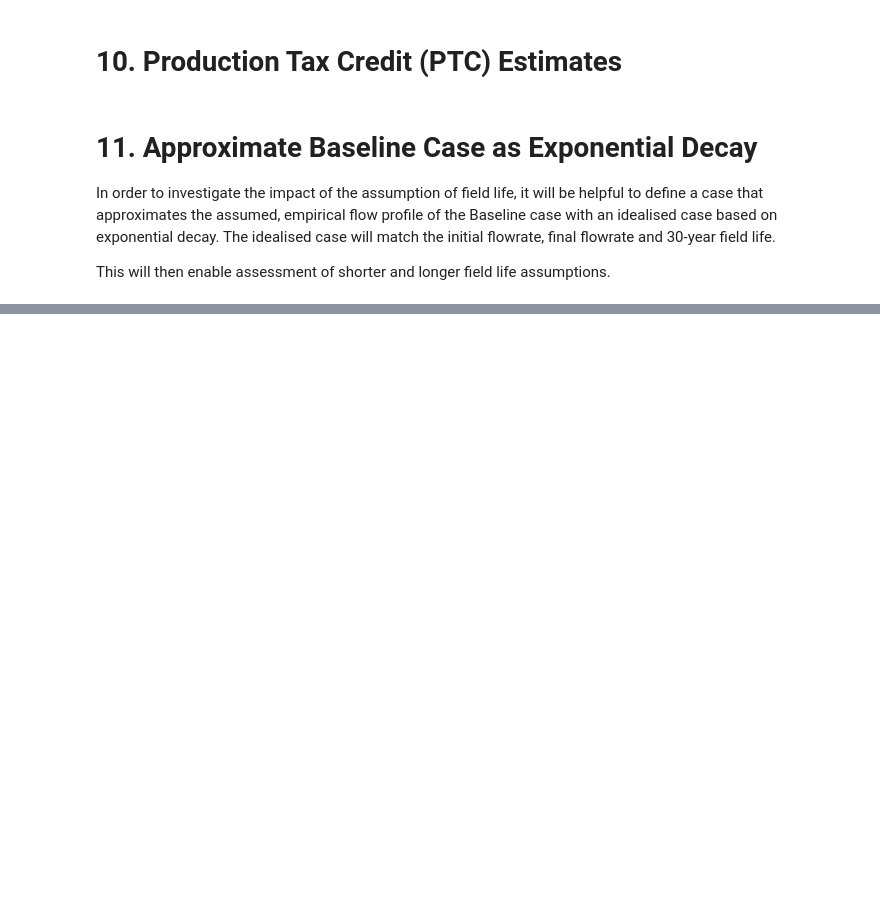
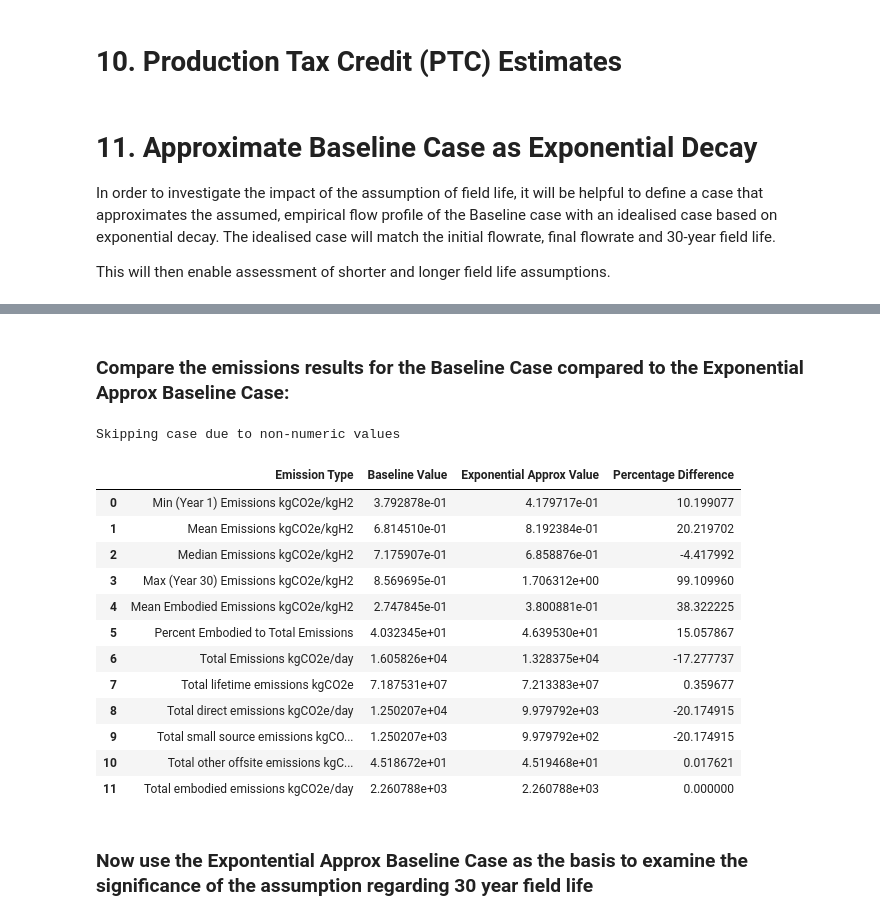
Before and after one commit to tblackfd/Geologic-Hydrogen-LCA-TEA, a Jupyter notebook: BrandtModelReplication_v0_2.ipynb, the cells around one changed output, grey strips where cells are left out. Cells and saved outputs as stored; diff of their text form; code cells hidden in the pictures; blank space fills up the shorter version.

```diff
--- a/BrandtModelReplication_v0_2.ipynb
+++ b/BrandtModelReplication_v0_2.ipynb
@@ -5519,0 +5600,71 @@ total_production_fitted
+# %% [markdown]
+### Compare the emissions results for the Baseline Case compared to the Exponential Approx Baseline Case:
+# %%
+# Compare the emissions results for the Baseline Case compared to the Exponential Approx Baseline Case:
+
+# Calculate the total emissions for the Baseline case
+total_emissions_baseline = calculate_total_emissions('Baseline')
+# Calculate the total emissions for the Exponential Approx Baseline case
+total_emissions_exponential_approx = calculate_total_emissions('Exponential Approx Baseline')
+
+# Initialize lists to store the raw values and percentage differences
+emission_types = []
+baseline_values = []
+exponential_approx_values = []
+percentage_differences = []
+
+# Loop through the dictionary and calculate the percentage difference for each emission type
+for key in total_emissions_baseline:
+    if key in total_emissions_exponential_approx:
+        baseline_value = total_emissions_baseline[key]
+        exponential_approx_value = total_emissions_exponential_approx[key]
+
+        # Ensure both values are single numeric values
+        if isinstance(baseline_value, pd.Series):
+            baseline_value = baseline_value.values[0]
+        if isinstance(exponential_approx_value, pd.Series):
+            exponential_approx_value = exponential_approx_value.values[0]
+
+        # Convert values to numeric types
+        try:
+            baseline_value = float(baseline_value)
+            exponential_approx_value = float(exponential_approx_value)
+
+            # Calculate the percentage difference
+            percentage_difference = ((exponential_approx_value - baseline_value) / baseline_value) * 100
+
+            # Store the values in the lists
+            emission_types.append(key)
+            baseline_values.append(baseline_value)
+            exponential_approx_values.append(exponential_approx_value)
+            percentage_differences.append(percentage_difference)
+        except ValueError:
+            print(f"Skipping {key} due to non-numeric values")
+
+# Create a DataFrame from the lists
+comparison_df = pd.DataFrame({
+    'Emission Type': emission_types,
+    'Baseline Value': baseline_values,
+    'Exponential Approx Value': exponential_approx_values,
+    'Percentage Difference': percentage_differences
+})
+
+# Display the DataFrame
+comparison_df
+# %% [output]
+Skipping case due to non-numeric values
+|  | Emission Type | Baseline Value | Exponential Approx Value | Percentage Difference |
+| 0 | Min (Year 1) Emissions kgCO2e/kgH2 | 3.792878e-01 | 4.179717e-01 | 10.199077 |
+| 1 | Mean Emissions kgCO2e/kgH2 | 6.814510e-01 | 8.192384e-01 | 20.219702 |
+| 2 | Median Emissions kgCO2e/kgH2 | 7.175907e-01 | 6.858876e-01 | -4.417992 |
+| 3 | Max (Year 30) Emissions kgCO2e/kgH2 | 8.569695e-01 | 1.706312e+00 | 99.109960 |
+| 4 | Mean Embodied Emissions kgCO2e/kgH2 | 2.747845e-01 | 3.800881e-01 | 38.322225 |
+| 5 | Percent Embodied to Total Emissions | 4.032345e+01 | 4.639530e+01 | 15.057867 |
+| 6 | Total Emissions kgCO2e/day | 1.605826e+04 | 1.328375e+04 | -17.277737 |
+| 7 | Total lifetime emissions kgCO2e | 7.187531e+07 | 7.213383e+07 | 0.359677 |
+| 8 | Total direct emissions kgCO2e/day | 1.250207e+04 | 9.979792e+03 | -20.174915 |
+| 9 | Total small source emissions kgCO... | 1.250207e+03 | 9.979792e+02 | -20.174915 |
+| 10 | Total other offsite emissions kgC... | 4.518672e+01 | 4.519468e+01 | 0.017621 |
+| 11 | Total embodied emissions kgCO2e/day | 2.260788e+03 | 2.260788e+03 | 0.000000 |
+# %% [markdown]
+### Now use the Expontential Approx Baseline Case as the basis to examine the significance of the assumption regarding 30 year field life
```
Also changed, not shown: parts of 30 cells of this notebook, 1 other file.
